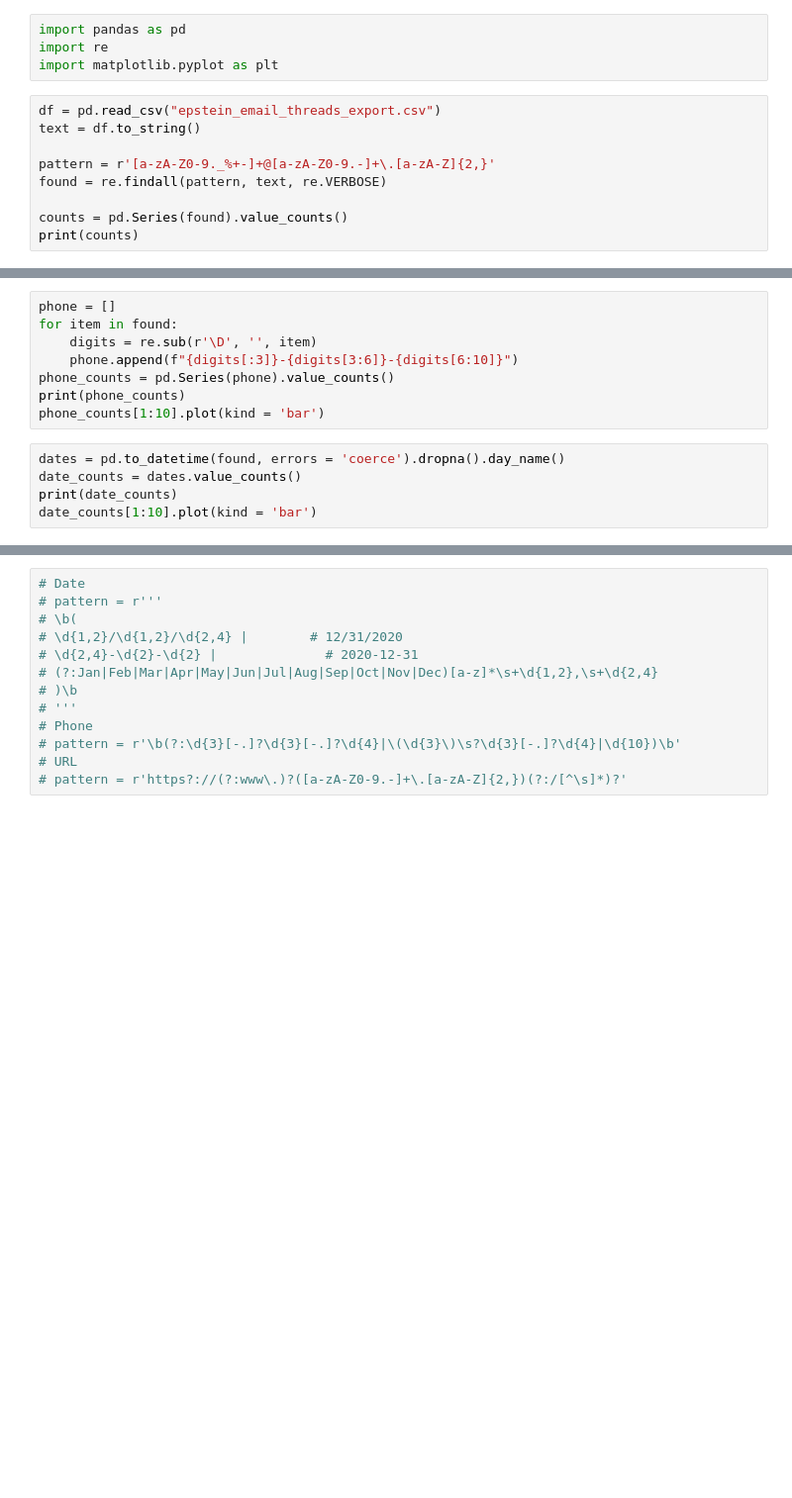
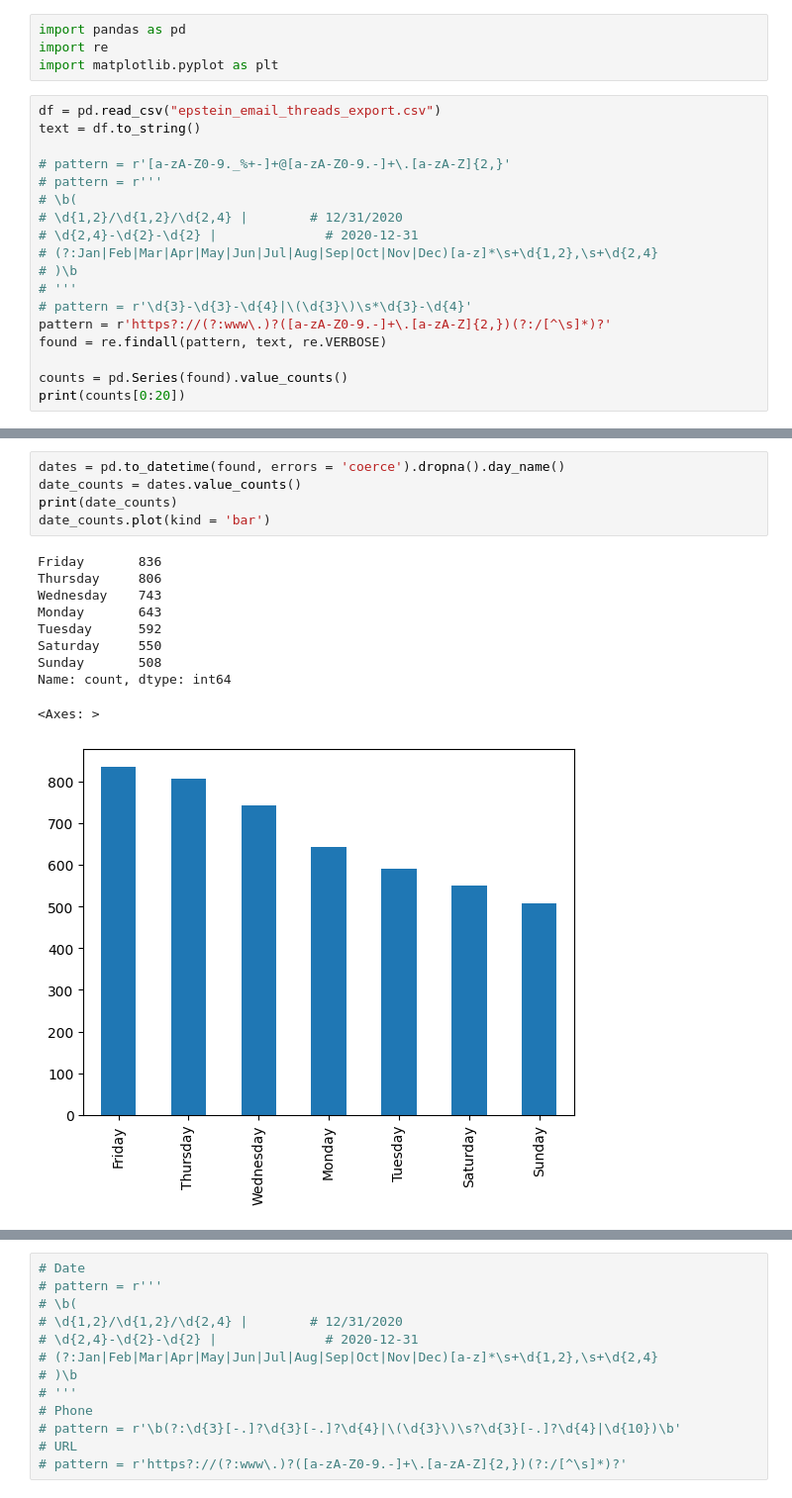
Before and after one commit to YoungWu559/CS320S26, a Jupyter notebook: W9/regex.ipynb, the cells around one changed output, grey strips where cells are left out. Shown at 99% size. Drawn from its saved outputs; the diff is of its cells as text; blank space fills up the shorter version.

```diff
--- a/W9/regex.ipynb
+++ b/W9/regex.ipynb
@@ -6,8 +6,17 @@ import matplotlib.pyplot as plt
 df = pd.read_csv("epstein_email_threads_export.csv")
 text = df.to_string()
 
-pattern = r'[a-zA-Z0-9._%+-]+@[a-zA-Z0-9.-]+\.[a-zA-Z]{2,}'
+# pattern = r'[a-zA-Z0-9._%+-]+@[a-zA-Z0-9.-]+\.[a-zA-Z]{2,}'
+# pattern = r'''
+# \b(
+# \d{1,2}/\d{1,2}/\d{2,4} |        # 12/31/2020
+# \d{2,4}-\d{2}-\d{2} |              # 2020-12-31
+# (?:Jan|Feb|Mar|Apr|May|Jun|Jul|Aug|Sep|Oct|Nov|Dec)[a-z]*\s+\d{1,2},\s+\d{2,4}
+# )\b
+# '''
+# pattern = r'\d{3}-\d{3}-\d{4}|\(\d{3}\)\s*\d{3}-\d{4}'
+pattern = r'https?://(?:www\.)?([a-zA-Z0-9.-]+\.[a-zA-Z]{2,})(?:/[^\s]*)?'
 found = re.findall(pattern, text, re.VERBOSE)
 
 counts = pd.Series(found).value_counts()
-print(counts)
+print(counts[0:20])
@@ -19,13 +61,16 @@ domain_counts[1:10].plot(kind = 'bar')
-# %%
-phone = []
-for item in found:
-    digits = re.sub(r'\D', '', item)
-    phone.append(f"{digits[:3]}-{digits[3:6]}-{digits[6:10]}")
-phone_counts = pd.Series(phone).value_counts()
-print(phone_counts)
-phone_counts[1:10].plot(kind = 'bar')
 # %%
 dates = pd.to_datetime(found, errors = 'coerce').dropna().day_name()
 date_counts = dates.value_counts()
 print(date_counts)
-date_counts[1:10].plot(kind = 'bar')
+date_counts.plot(kind = 'bar')
+# %% [output]
+Friday       836
+Thursday     806
+Wednesday    743
+Monday       643
+Tuesday      592
+Saturday     550
+Sunday       508
+Name: count, dtype: int64
+<Axes: >
+[figure, added]
```
Also changed, not shown: parts of 3 cells of this notebook, 3 other files.
